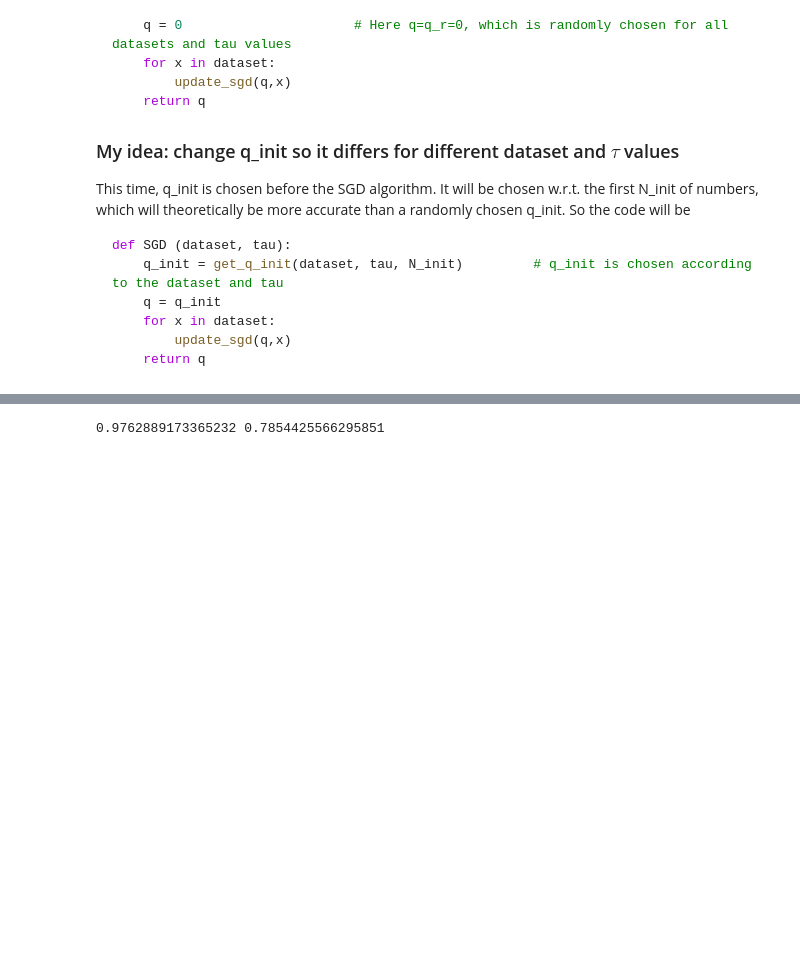
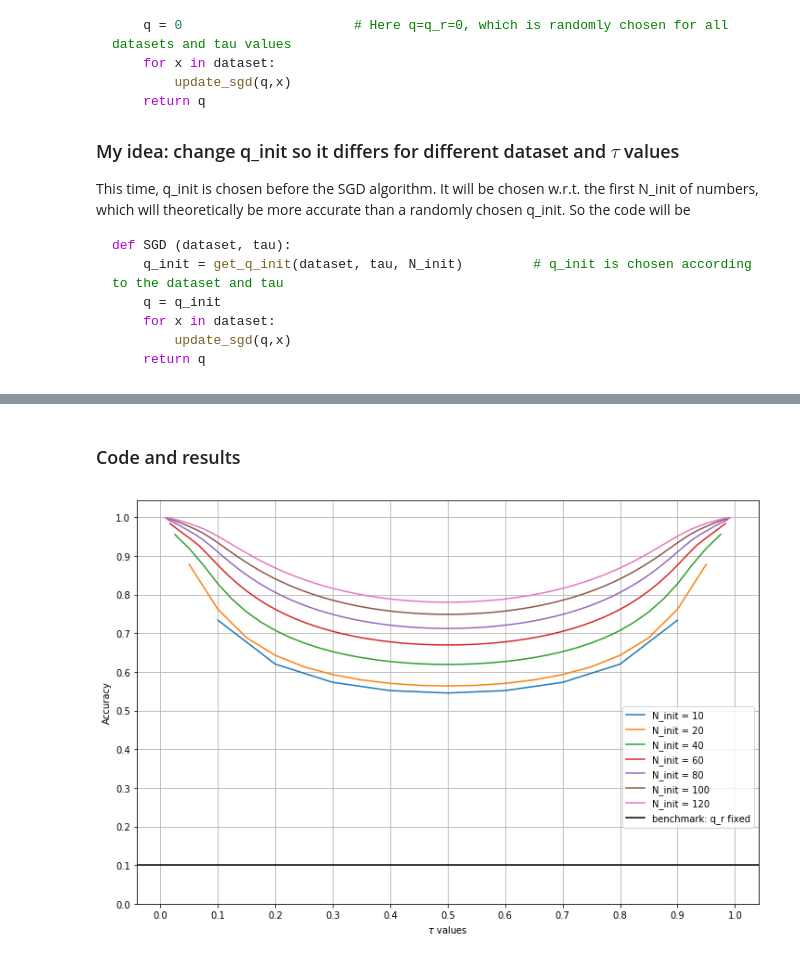
Before and after one commit to chengsoonong/eheye, a Jupyter notebook: QuantEst/sgd_quant_est/Q_init.ipynb, the cells around one changed output, grey strips where cells are left out. Drawn from its saved outputs; the diff is of its cells as text; code cells hidden in the pictures; blank space fills up the shorter version.

Commit message:
N_init and its effect on q_init is done

```diff
--- a/QuantEst/sgd_quant_est/Q_init.ipynb
+++ b/QuantEst/sgd_quant_est/Q_init.ipynb
@@ -83,3 +84,5 @@ $$
+# %% [markdown]
+### Code and results
 # %%
 import math
 
@@ -91,29 +94,21 @@ def exact_x_times(n, x, p):
     return nCr(n,x) * ((p)**x) * ((1-p)**(n-x))
 
 def at_most_x_times(n, x, p):
+#     print ('at_most_x_times', n, x, p)
     l = [exact_x_times(n, i, p) for i in range(x+1)]
     return sum(l)
 
-# at_most_x_times(10, 10, 0.9)
-# at_most_x_times(10, 3, 0.1)
 
-N_init = 10
+
 def compute_prob_q_init(n, tau):
-    k = int(tau * n)
-#     print (k)
+    k = round(tau * n)
     p1, p2 = 1, 1
-    if tau >= 0.05:
+    if tau > 0.05:
 #         print ('p1:', k, tau-0.05)
         p1 = at_most_x_times(n, k, tau-0.05)
-#         print ('   ', p1)
-    if tau <= 0.95:
+#         print ('p1:', p1)
+    if tau < 0.95:
 #         print ('p2:', n-k, 1-(tau+0.05))
         p2 = at_most_x_times(n, n-k, 1-(tau+0.05))
-#         print ('   ', p2)
+#         print ('p2', p2)
     return p1 * p2
-
-a = compute_prob_q_init(100, 0.95)
-b = compute_prob_q_init(100, 0.3)
-print (a, b)
-# %% [output]
-0.9762889173365232 0.7854425566295851
@@ -119,0 +119,22 @@ print (a, b)
+# %%
+# at_most_x_times(10, 10, 0.9)
+# at_most_x_times(10, 3, 0.1)
+# a = compute_prob_q_init(100, 0.95)
+# https://stattrek.com/online-calculator/binomial.aspx
+
+plt.figure(figsize=(12,8))
+N_inits = [10, 20, 40, 60, 80, 100, 120]
+for idx, n in enumerate(N_inits):
+    y = [compute_prob_q_init(n, (i+1)/n) for i in range(n-1)]
+    x = [((i+1)/n) for i in range(n-1)]
+    plt.plot(x,y, label = ('N_init = '+ str(n)))
+plt.axhline(y = 0.1, color = 'black', label='benchmark: q_r fixed')
+plt.ylabel('Accuracy')
+plt.xlabel((r'$\tau$' + ' values'))
+plt.xticks(np.arange(0, 1.1, step=0.1))
+plt.yticks(np.arange(0, 1.1, step=0.1))
+plt.legend(loc='upper right', bbox_to_anchor=(1, 0.5))
+plt.grid(True)
+# plt.set_title('N_init and fdfds')
+# %% [output]
+[figure, added]
```
Also changed, not shown: parts of 4 cells of this notebook, 1 other file.
